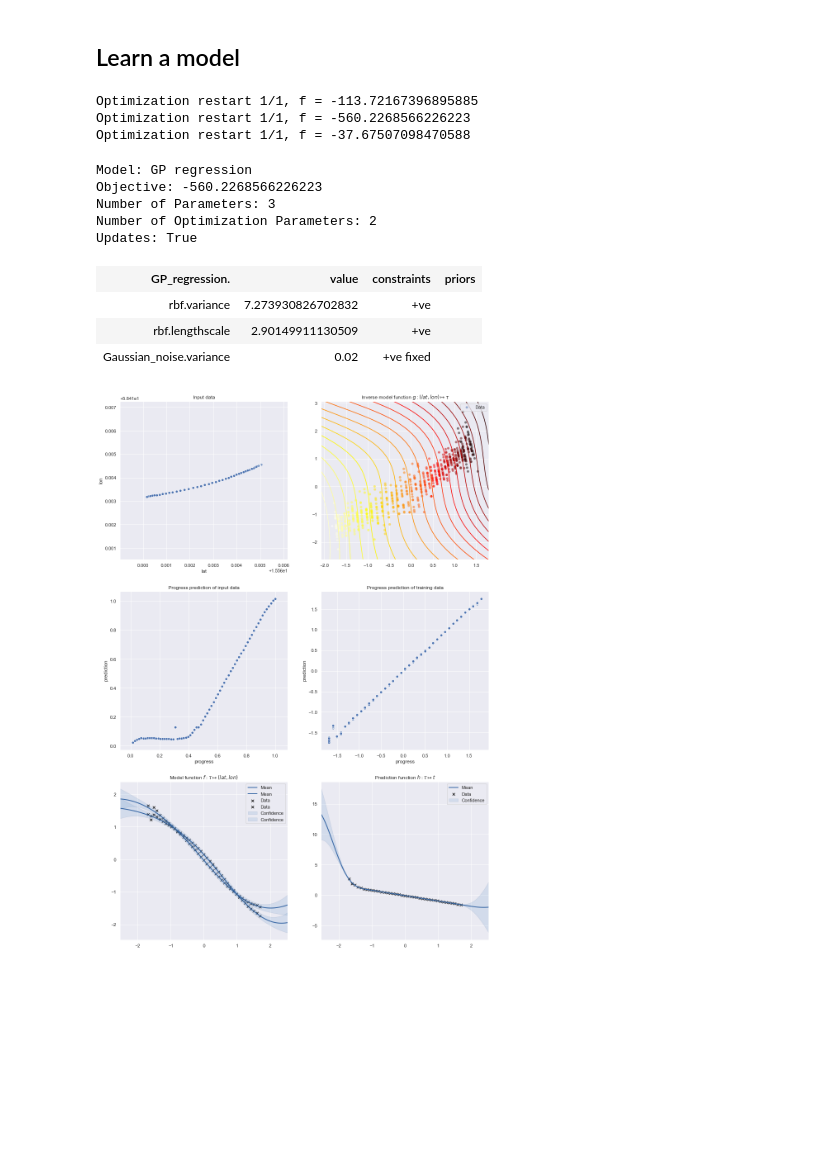
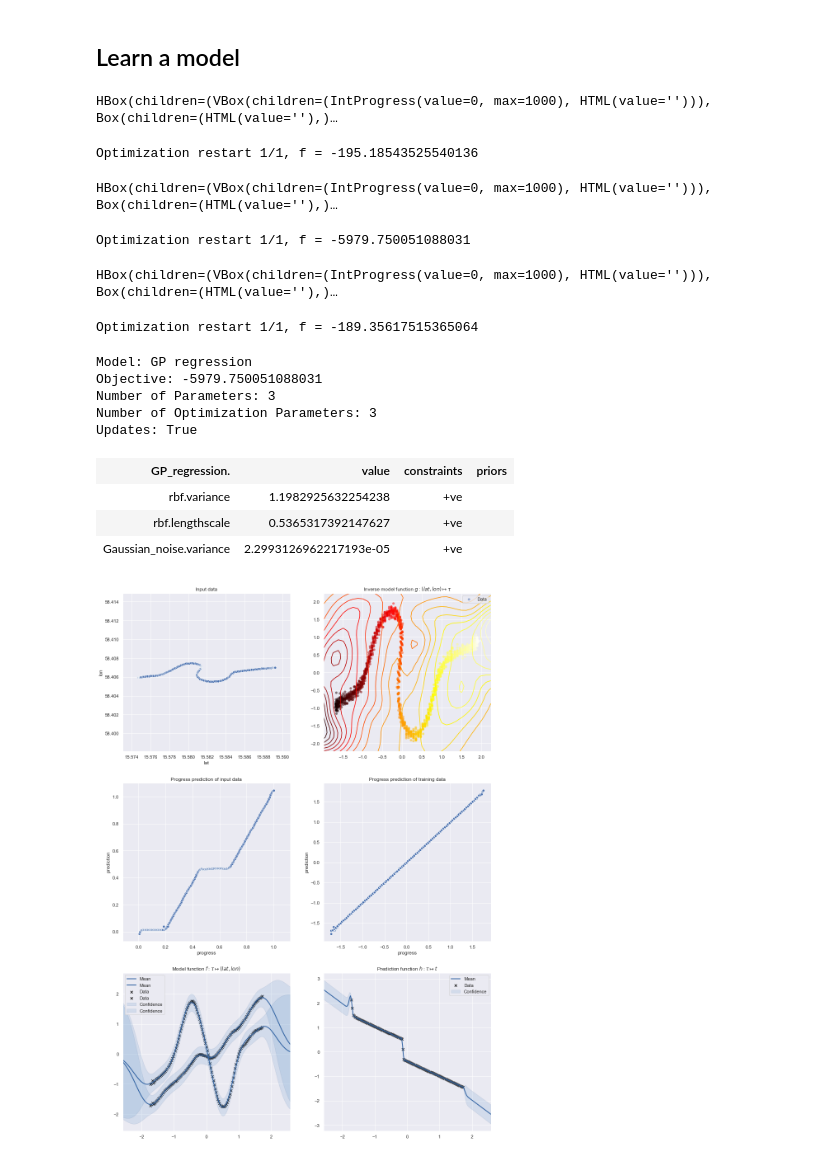
Before and after one commit to SebastianCallh/master-thesis, a Jupyter notebook: model/learn.ipynb, the cells around one changed output. Cells and saved outputs as stored; diff of their text form; code cells hidden in the pictures; blank space fills up the shorter version.

```diff
--- a/model/learn.ipynb
+++ b/model/learn.ipynb
@@ -52,28 +52,28 @@ timestamp     1518752923108000000
 dtype: object
 # %% [markdown]
 ## Learn  a model
+# %%
+import numpy as np
+import pandas as pd
+import seaborn as sns
+import matplotlib.pyplot as plt
+import pickle
+from IPython.display import display, clear_output
+from model import learn_trajectory_model, plot_function, gamma_prior, FunctionModelPriors, predict, compute_tau
+
+trajs_pickle_path = '../data/train3.pkl'
+data = pd.read_pickle(trajs_pickle_path)
+n_trajs = list(data.traj.unique())
+n_trajs_to_use = 20 # len(n_trajs)
+
+np.random.seed(12345)
+trajs_to_use = frozenset(np.random.choice(n_trajs, size=n_trajs_to_use, replace=False))
+trajs = data[data.traj.transform(lambda j: j in trajs_to_use)]
+traj_ixs = trajs.traj.unique()
 # %%
-import numpy as np
-import pandas as pd
-import seaborn as sns
-import matplotlib.pyplot as plt
-import pickle
-from IPython.display import display, clear_output
-from model import learn_trajectory_model, plot_function, gamma_prior, FunctionModelPriors, predict
 
 %matplotlib inline
 sns.set(style="darkgrid")
-
-trajs_pickle_path = '../data/train3.pkl'
-data = pd.read_pickle(trajs_pickle_path)
-n_trajs = list(data.traj.unique())
-n_trajs_to_use = 5 # len(n_trajs)
-
-np.random.seed(12345)
-trajs_to_use = frozenset(np.random.choice(n_trajs, size=n_trajs_to_use, replace=False))
-trajs = data[data.traj.transform(lambda j: j in trajs_to_use)]
-traj_ixs = trajs.traj.unique()
-
 
 f_priors = FunctionModelPriors(None, None, None)
 g_kern_ls_prior = None #gamma_prior(0.5, .002)
@@ -86,11 +86,12 @@ g_priors = FunctionModelPriors(
 h_priors = FunctionModelPriors(None, None, None)
 
 route_n = 3
-seg_n = 2
+seg_n = 9
 n_restarts = 1
 fix_f_likelihood = 0.02
 n_augment_samples = 15
-augment_sigma = 1.1
+augment_sigma = 0.00005
+augment_delta = 0.01
 stop_compress_delta=5e-3
 seg_one = trajs[(trajs.traj == traj_ixs[0]) & (trajs.seg == seg_n)]
 codomain_f = ['lat', 'lon']
@@ -108,7 +109,8 @@ m = learn_trajectory_model(
     stop_compress_delta=stop_compress_delta,
     fix_f_likelihood=fix_f_likelihood,
     n_augment_samples=n_augment_samples,
-    augment_sigma=augment_sigma)
+    augment_sigma=augment_sigma,
+    augment_delta=augment_delta)
 
 n_rows = 3
 n_cols = 2
@@ -125,44 +127,46 @@ axs[0][0].set_title('Input data')
 axs[0, 0].set_aspect('equal', 'datalim')
 
 # h for input data
 mean, _  = predict(m.g, seg_one[['lat', 'lon']].values)
-N = seg_one.shape[0]
-progress = [(x + 1) / N for x in range(N)]
+progress = compute_tau(seg_one)
 df = pd.DataFrame({'prediction': mean.T[0], 'progress': progress})
 sns.scatterplot(data=df, x='progress', y='prediction', ax=axs[1][0])
 axs[1][0].set_title('Progress prediction of input data')
 axs[1, 0].set_aspect('equal', 'datalim')
 
 # Training data
 plot_function(m.g, ax=axs[0][1])
 axs[0][1].set_title(r'Inverse model function $g: (lat,lon) \mapsto \tau$')
 
 # H for training data
 mean, _  = m.g.model.predict(m.g.model.X)
 df = pd.DataFrame({'prediction': mean.T[0], 'progress': m.g.model.Y.flatten()})
 sns.scatterplot(data=df, x='progress', y='prediction', ax=axs[1][1])
 axs[1][1].set_title('Progress prediction of training data')
 
 # f
 plot_function(m.f, ax=axs[2][0])
 axs[2][0].set_title(r'Model function $f: \tau \mapsto (lat, lon)$')
 
 # h
 plot_function(m.h, ax=axs[2][1])
 axs[2][1].set_title(r'Prediction function $h: \tau \mapsto t$')
 
 m.g.model
 # %% [output]
-Optimization restart 1/1, f = -113.72167396895885
-Optimization restart 1/1, f = -560.2268566226223
-Optimization restart 1/1, f = -37.67507098470588
+HBox(children=(VBox(children=(IntProgress(value=0, max=1000), HTML(value=''))), Box(children=(HTML(value=''),)…
-Model: GP regression
-Objective: -560.2268566226223
-Number of Parameters: 3
-Number of Optimization Parameters: 2
-Updates: True
+Optimization restart 1/1, f = -195.18543525540136
+HBox(children=(VBox(children=(IntProgress(value=0, max=1000), HTML(value=''))), Box(children=(HTML(value=''),)…
+Optimization restart 1/1, f = -5979.750051088031
+HBox(children=(VBox(children=(IntProgress(value=0, max=1000), HTML(value=''))), Box(children=(HTML(value=''),)…
+Optimization restart 1/1, f = -189.35617515365064
+Model: GP regression
+Objective: -5979.750051088031
+Number of Parameters: 3
+Number of Optimization Parameters: 3
+Updates: True
 | GP_regression. | value | constraints | priors |
-| rbf.variance | 7.273930826702832 | +ve |  |
-| rbf.lengthscale | 2.90149911130509 | +ve |  |
-| Gaussian_noise.variance | 0.02 | +ve fixed |  |
+| rbf.variance | 1.1982925632254238 | +ve |  |
+| rbf.lengthscale | 0.5365317392147627 | +ve |  |
+| Gaussian_noise.variance | 2.2993126962217193e-05 | +ve |  |
-[figure, old version]
+[figure, new version]
```
Also changed, not shown: parts of 15 cells of this notebook, 1 other file.
